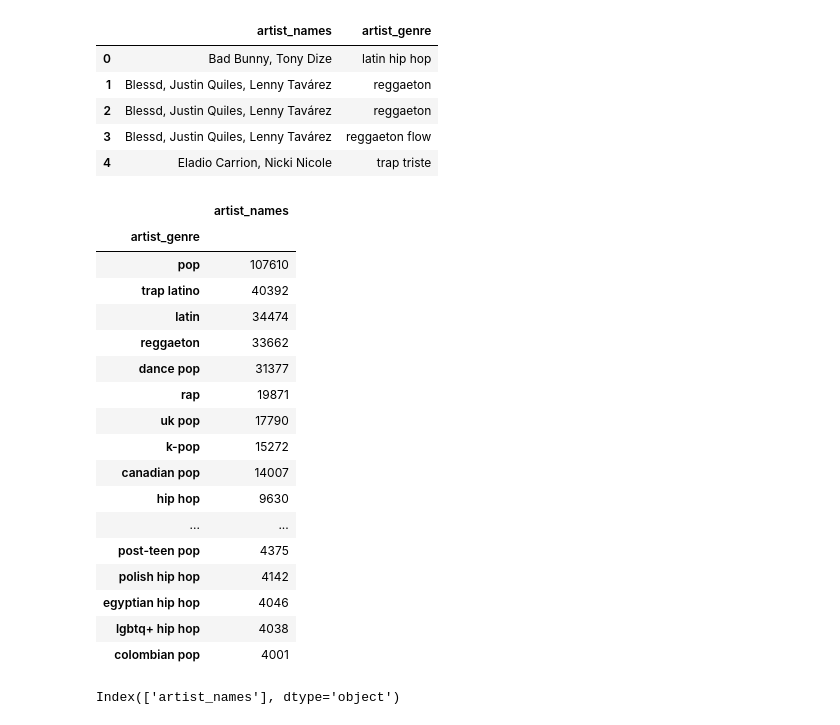
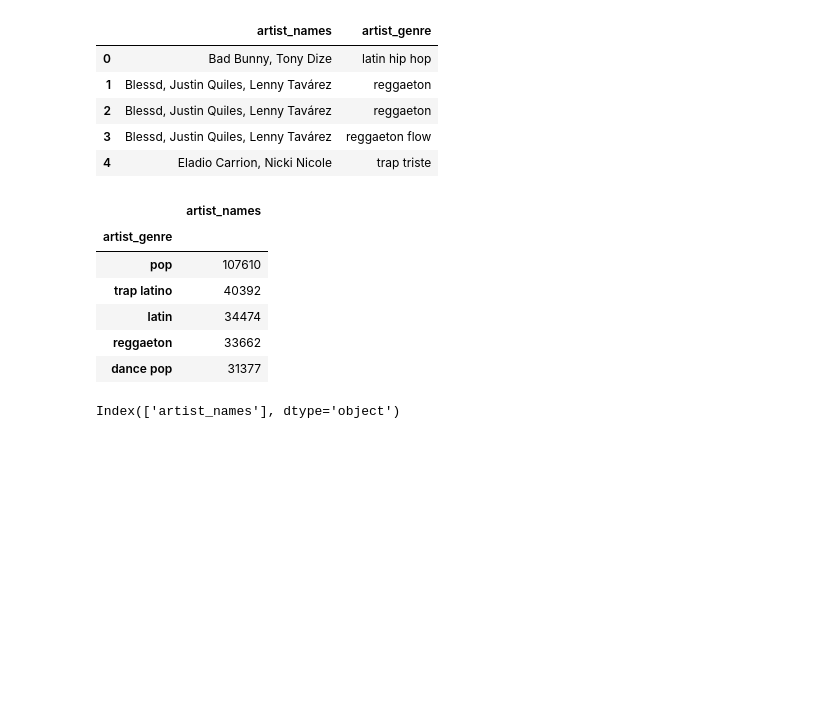
Before and after one commit to cmbutler83/SongAttributesVSPopularity, a Jupyter notebook: Df_creation_for_tables.ipynb, the cells around one changed output. Cells and saved outputs as stored; diff of their text form; code cells hidden in the pictures; blank space fills up the shorter version.

```diff
--- a/Df_creation_for_tables.ipynb
+++ b/Df_creation_for_tables.ipynb
@@ -48,28 +54,17 @@ genre_df = genre_df.loc[genre_df['artist_genre'] != '0']
 # %%
 most_pop_genres_df = pd.DataFrame(genre_df.groupby(genre_df['artist_genre']).count())
 most_pop_genres_df = most_pop_genres_df.sort_values(['artist_names'], ascending=False)
 top_fifty_genres_df = most_pop_genres_df.head(50)
 
-top_fifty_genres_df
+top_fifty_genres_df.head(5)
 # %% [output]
 |  | artist_names |
 | artist_genre |  |
 | pop | 107610 |
 | trap latino | 40392 |
 | latin | 34474 |
 | reggaeton | 33662 |
 | dance pop | 31377 |
-| rap | 19871 |
-| uk pop | 17790 |
-| k-pop | 15272 |
-| canadian pop | 14007 |
-| hip hop | 9630 |
-| ... | ... |
-| post-teen pop | 4375 |
-| polish hip hop | 4142 |
-| egyptian hip hop | 4046 |
-| lgbtq+ hip hop | 4038 |
-| colombian pop | 4001 |
 # %%
 top_fifty_genres_df.columns
 # %% [output]
```
Also changed, not shown: parts of 4 cells of this notebook, 1 other file.
